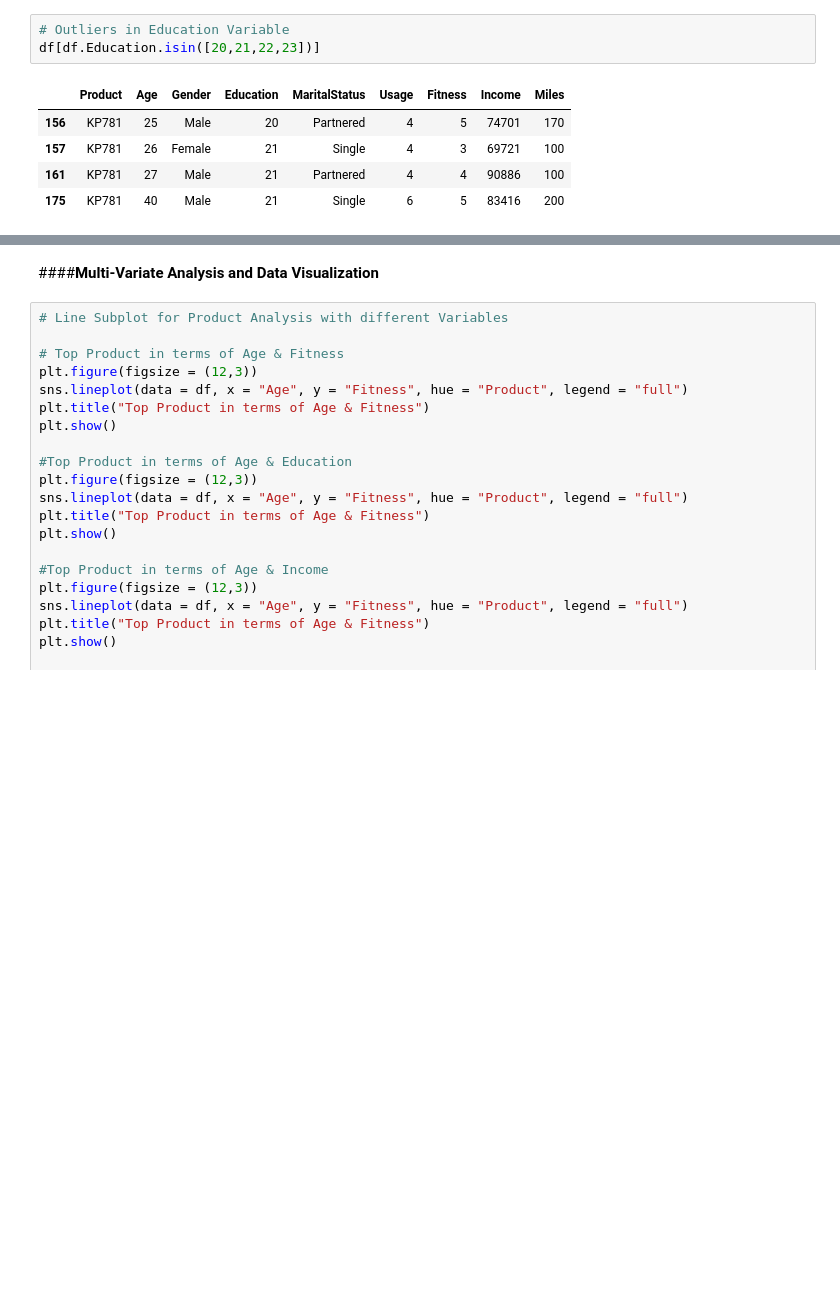
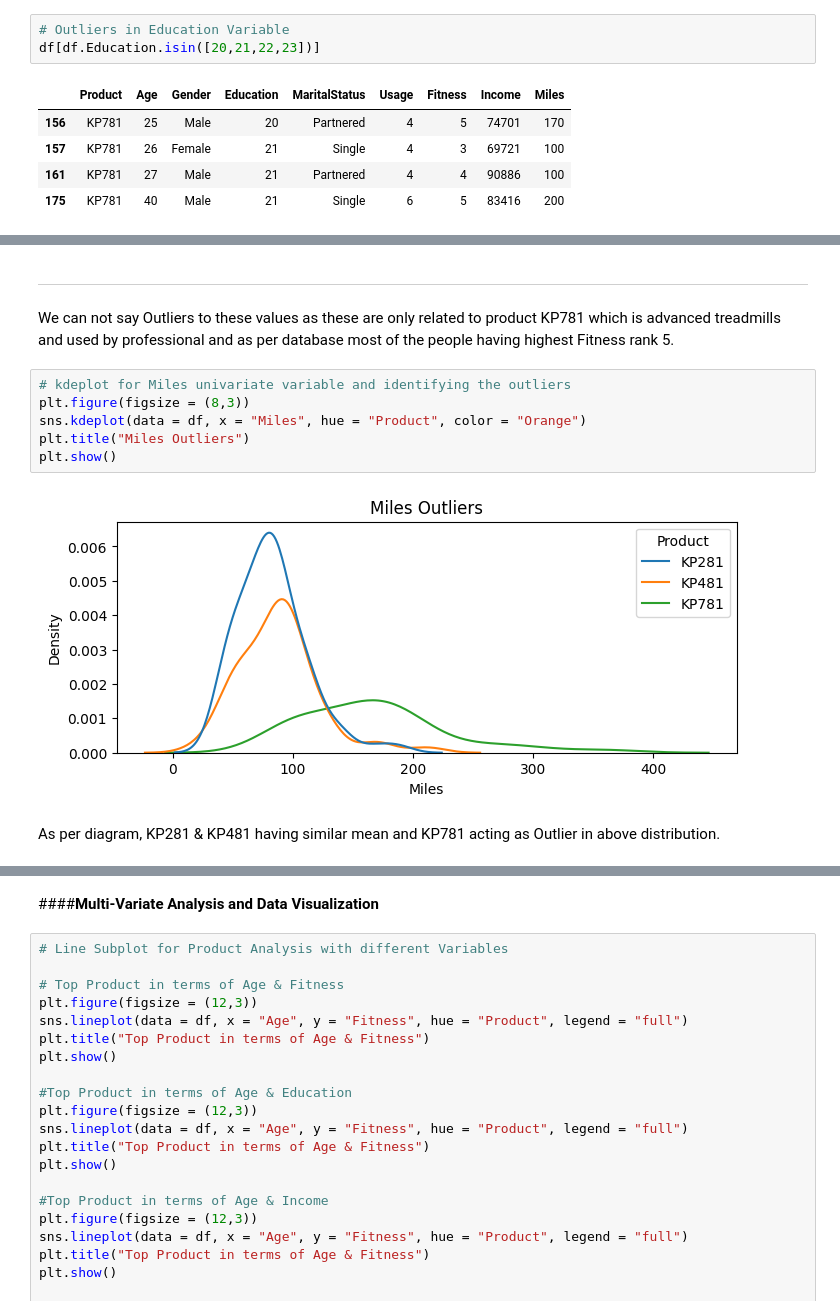
Before and after one commit to iamutkarshgoyal/Aerofit_Statistical_Analysis, a Jupyter notebook: Aerofit_Data_Analysis.ipynb, the cells around one changed output, grey strips where cells are left out. Saved outputs shown, nothing was run; the diff lists cells and outputs as text; blank space fills up the shorter version.

```diff
--- a/Aerofit_Data_Analysis.ipynb
+++ b/Aerofit_Data_Analysis.ipynb
@@ -327,0 +407,17 @@ ValueError: ignored
+# %% [markdown]
+
+
+---
+
+
+We can not say Outliers to these values as these are only related to product KP781 which is advanced treadmills and used by professional and as per database most of the people having highest Fitness rank 5.
+# %%
+# kdeplot for Miles univariate variable and identifying the outliers
+plt.figure(figsize = (8,3))
+sns.kdeplot(data = df, x = "Miles", hue = "Product", color = "Orange")
+plt.title("Miles Outliers")
+plt.show()
+# %% [output]
+[figure, added]
+# %% [markdown]
+As per diagram, KP281 & KP481 having similar mean and KP781 acting as Outlier in above distribution.
```
Also changed, not shown: parts of 28 cells of this notebook.
